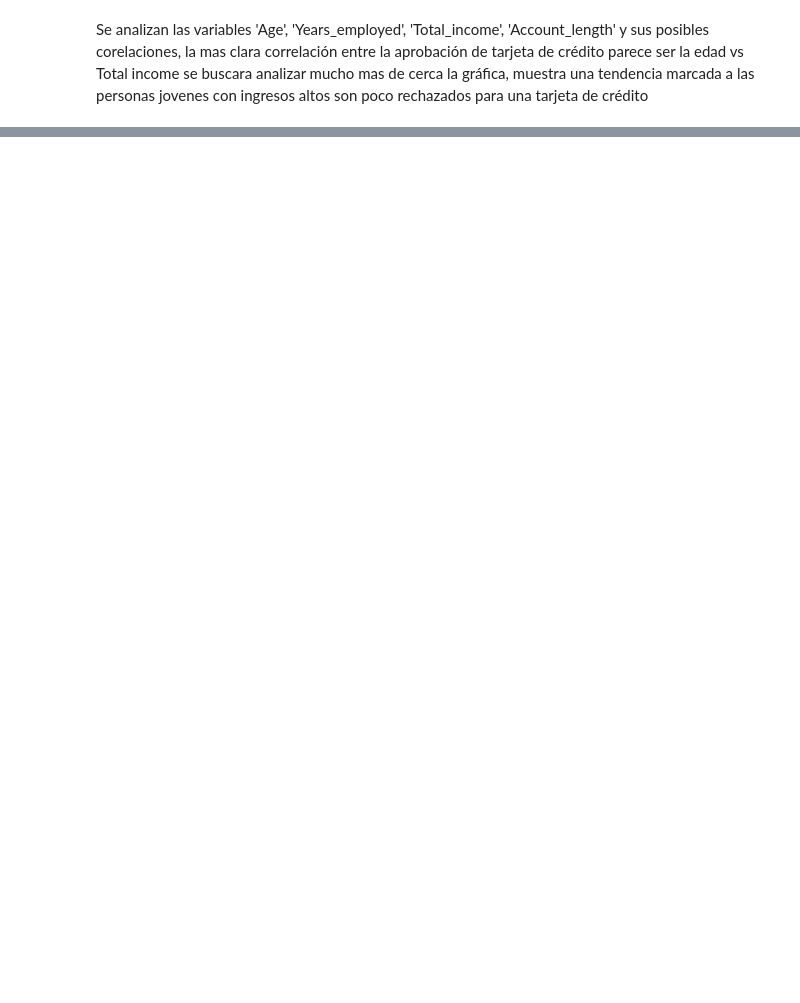
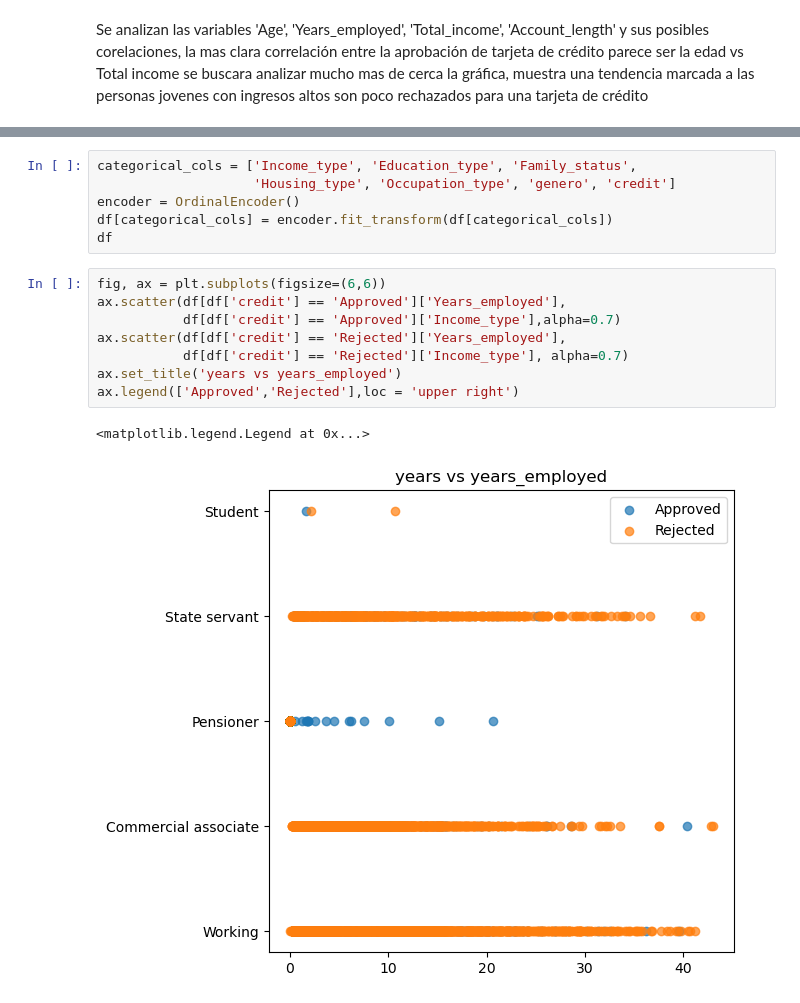
Before and after one commit to AlMayen/coderhouse_DS, a Jupyter notebook: proyectods_parteI_alejandro_mayen.ipynb, the cells around one changed output, grey strips where cells are left out. Saved outputs shown, nothing was run; the diff lists cells and outputs as text; blank space fills up the shorter version.

```diff
--- a/proyectods_parteI_alejandro_mayen.ipynb
+++ b/proyectods_parteI_alejandro_mayen.ipynb
@@ -207,0 +269,17 @@ g = sns.relplot(data=df, x='Total_income',y='Age',hue='credit', kind="scatter")
+# %%
+categorical_cols = ['Income_type', 'Education_type', 'Family_status',
+                    'Housing_type', 'Occupation_type', 'genero', 'credit']
+encoder = OrdinalEncoder()
+df[categorical_cols] = encoder.fit_transform(df[categorical_cols])
+df
+# %%
+fig, ax = plt.subplots(figsize=(6,6))
+ax.scatter(df[df['credit'] == 'Approved']['Years_employed'],
+           df[df['credit'] == 'Approved']['Income_type'],alpha=0.7)
+ax.scatter(df[df['credit'] == 'Rejected']['Years_employed'],
+           df[df['credit'] == 'Rejected']['Income_type'], alpha=0.7)
+ax.set_title('years vs years_employed')
+ax.legend(['Approved','Rejected'],loc = 'upper right')
+# %% [output]
+<matplotlib.legend.Legend at 0x...>
+[figure, added]
```
Also changed, not shown: parts of 50 cells of this notebook.
